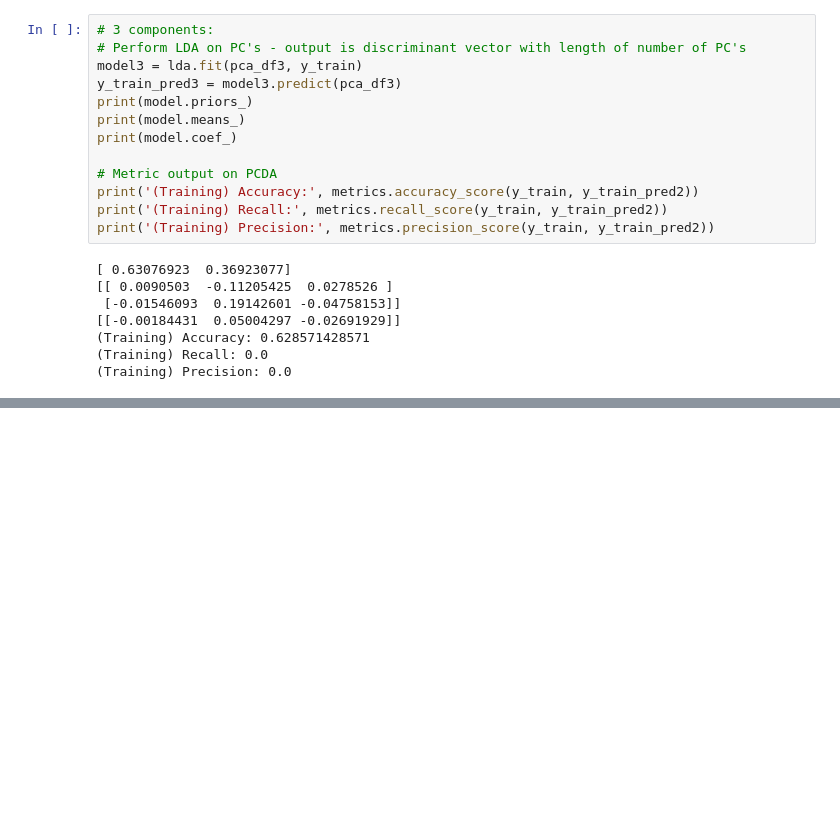
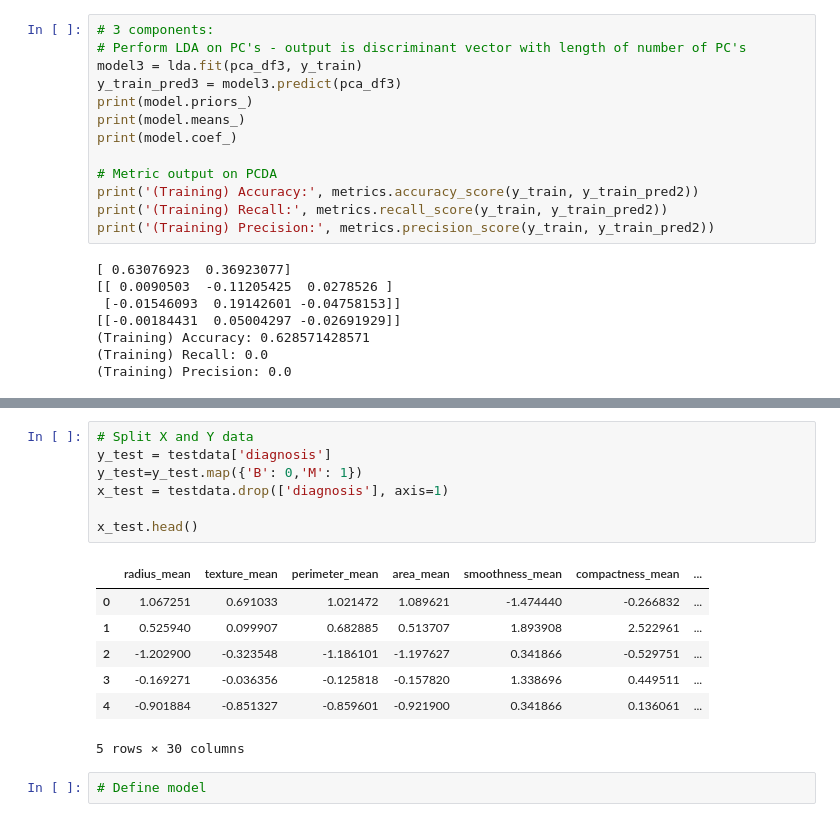
Before and after one commit to Machine-Learning-Group30/Project-Breast-Cancer, a Jupyter notebook: notebook/LDA.ipynb, the cells around one changed output, grey strips where cells are left out. Drawn from its saved outputs; the diff is of its cells as text; blank space fills up the shorter version.

```diff
--- a/notebook/LDA.ipynb
+++ b/notebook/LDA.ipynb
@@ -179,0 +195,17 @@ print('(Training) Precision:', metrics.precision_score(y_train, y_train_pred2))
+# %%
+# Split X and Y data
+y_test = testdata['diagnosis']
+y_test=y_test.map({'B': 0,'M': 1})
+x_test = testdata.drop(['diagnosis'], axis=1)
+
+x_test.head()
+# %% [output]
+|  | radius_mean | texture_mean | perimeter_mean | area_mean | smoothness_mean | compactness_mean | ... |
+| 0 | 1.067251 | 0.691033 | 1.021472 | 1.089621 | -1.474440 | -0.266832 | ... |
+| 1 | 0.525940 | 0.099907 | 0.682885 | 0.513707 | 1.893908 | 2.522961 | ... |
+| 2 | -1.202900 | -0.323548 | -1.186101 | -1.197627 | 0.341866 | -0.529751 | ... |
+| 3 | -0.169271 | -0.036356 | -0.125818 | -0.157820 | 1.338696 | 0.449511 | ... |
+| 4 | -0.901884 | -0.851327 | -0.859601 | -0.921900 | 0.341866 | 0.136061 | ... |
+5 rows × 30 columns
+# %%
+# Define model
```
Also changed, not shown: parts of 3 cells of this notebook.
